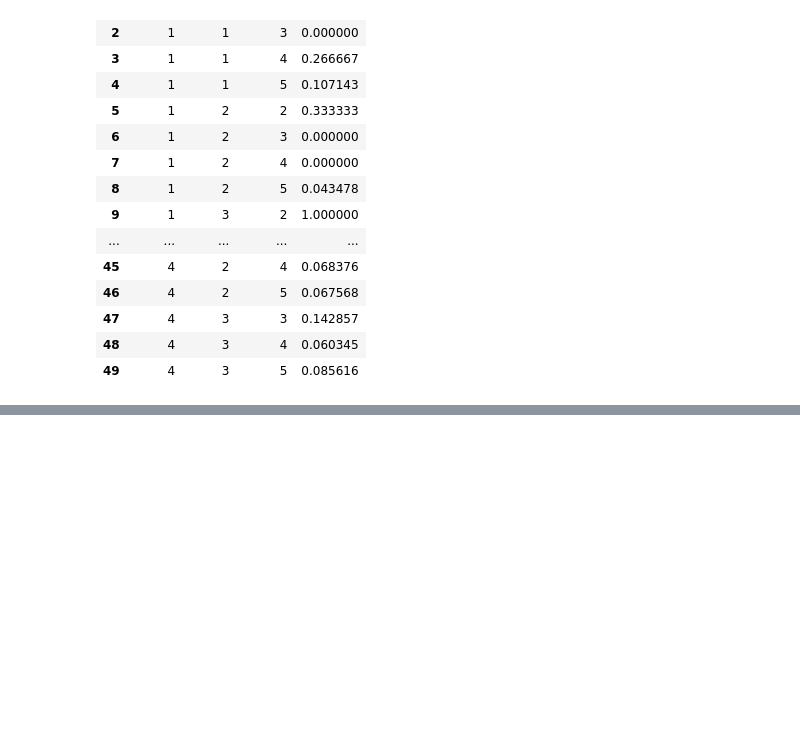
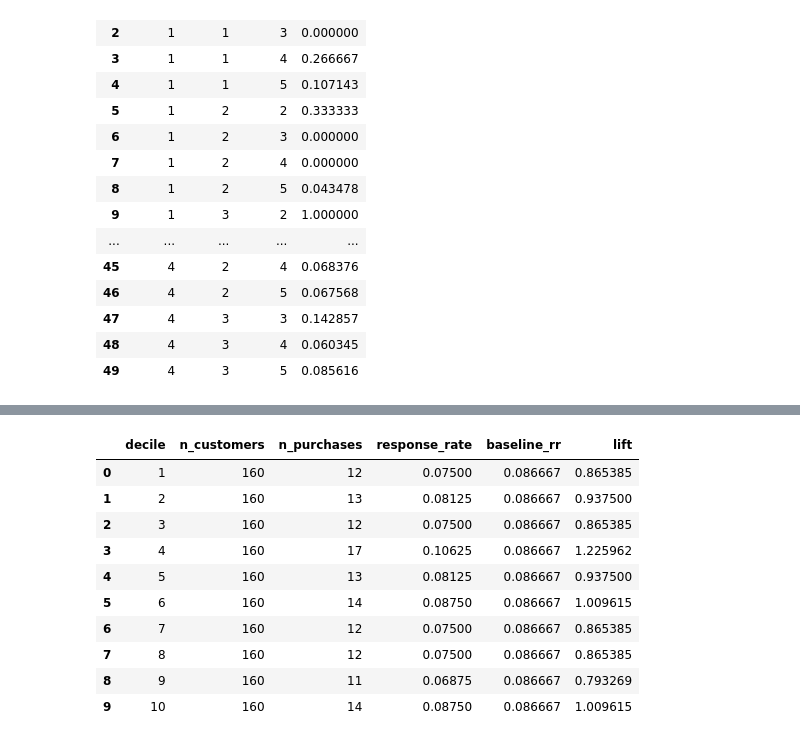
Before and after one commit to Marcin19721205/BDCaseStudy, a Jupyter notebook: BDCSZad1.ipynb, the cells around one changed output, grey strips where cells are left out. Cells and saved outputs as stored; diff of their text form; code cells hidden in the pictures; blank space fills up the shorter version.

```diff
--- a/BDCSZad1.ipynb
+++ b/BDCSZad1.ipynb
@@ -225,0 +287,47 @@ lift_df
+# %%
+# lift chart na test_df; score = rr segmentu (Rcode/Fcode/Mcode); decyle 10%
+import numpy as np
+import pandas as pd
+import plotly.express as px
+
+overall_rr = train_df["Florence"].mean()  # bazowy rr (train) - do liftu
+
+rr = (train_df.groupby(["Rcode", "Fcode", "Mcode"])["Florence"]
+      .mean()
+      .reset_index(name="rr"))  # score per RFM (train)
+
+test_scored = (test_df.merge(rr, on=["Rcode", "Fcode", "Mcode"], how="left")
+               .assign(score=lambda d: d["rr"].fillna(overall_rr)))  # fallback gdy brak segmentu
+
+test_scored = test_scored.sort_values("score", ascending=False).reset_index(drop=True)  # ranking
+test_scored["decile"] = (np.floor(np.arange(len(test_scored)) / (len(test_scored) / 10)) + 1).astype(int)  # 1..10
+test_scored["decile"] = test_scored["decile"].clip(1, 10)  # safety
+
+lift_tbl = (test_scored.groupby("decile")
+            .agg(
+                n_customers=("Florence", "size"),            # liczba klientów w decylu
+                n_purchases=("Florence", "sum"),             # liczba zakupów (1)
+                response_rate=("Florence", "mean"),          # rr w decylu
+            )
+            .reset_index()
+            .assign(
+                baseline_rr=overall_rr,                      # baseline (train)
+                lift=lambda d: d["response_rate"] / d["baseline_rr"]  # lift = rr_decyl / baseline
+            ))
+
+fig = px.bar(
+    lift_tbl,
+    x="decile",
+    y="lift",
+    hover_data=["n_customers", "n_purchases", "response_rate", "baseline_rr"],
+    title="Lift Chart (TEST) — score=rr(Rcode,Fcode,Mcode) from TRAIN; baseline=overall_rr(TRAIN)",
+    template="plotly_dark"
+)
+fig.update_layout(
+    xaxis_title="Decile (1 = najwyższy score, 10 = najniższy)",
+    yaxis_title="Lift = response_rate(decile) / baseline_rr(train)"
+)
+fig.show()
+
+lift_tbl
+# %% [output]
@@ -225,0 +335,11 @@ lift_df
+|  | decile | n_customers | n_purchases | response_rate | baseline_rr | lift |
+| 0 | 1 | 160 | 12 | 0.07500 | 0.086667 | 0.865385 |
+| 1 | 2 | 160 | 13 | 0.08125 | 0.086667 | 0.937500 |
+| 2 | 3 | 160 | 12 | 0.07500 | 0.086667 | 0.865385 |
+| 3 | 4 | 160 | 17 | 0.10625 | 0.086667 | 1.225962 |
+| 4 | 5 | 160 | 13 | 0.08125 | 0.086667 | 0.937500 |
+| 5 | 6 | 160 | 14 | 0.08750 | 0.086667 | 1.009615 |
+| 6 | 7 | 160 | 12 | 0.07500 | 0.086667 | 0.865385 |
+| 7 | 8 | 160 | 12 | 0.07500 | 0.086667 | 0.865385 |
+| 8 | 9 | 160 | 11 | 0.06875 | 0.086667 | 0.793269 |
+| 9 | 10 | 160 | 14 | 0.08750 | 0.086667 | 1.009615 |
```
Also changed, not shown: parts of 33 cells of this notebook.
